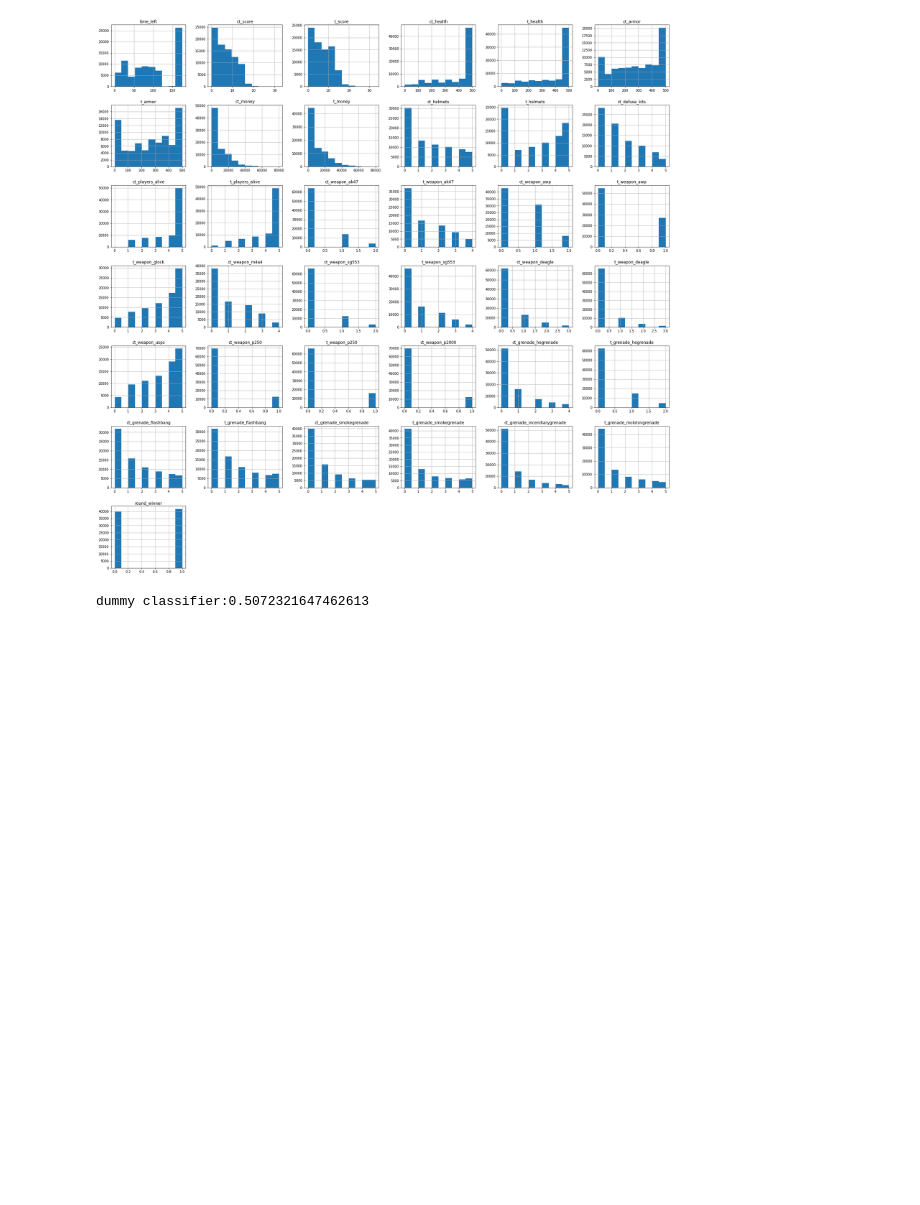
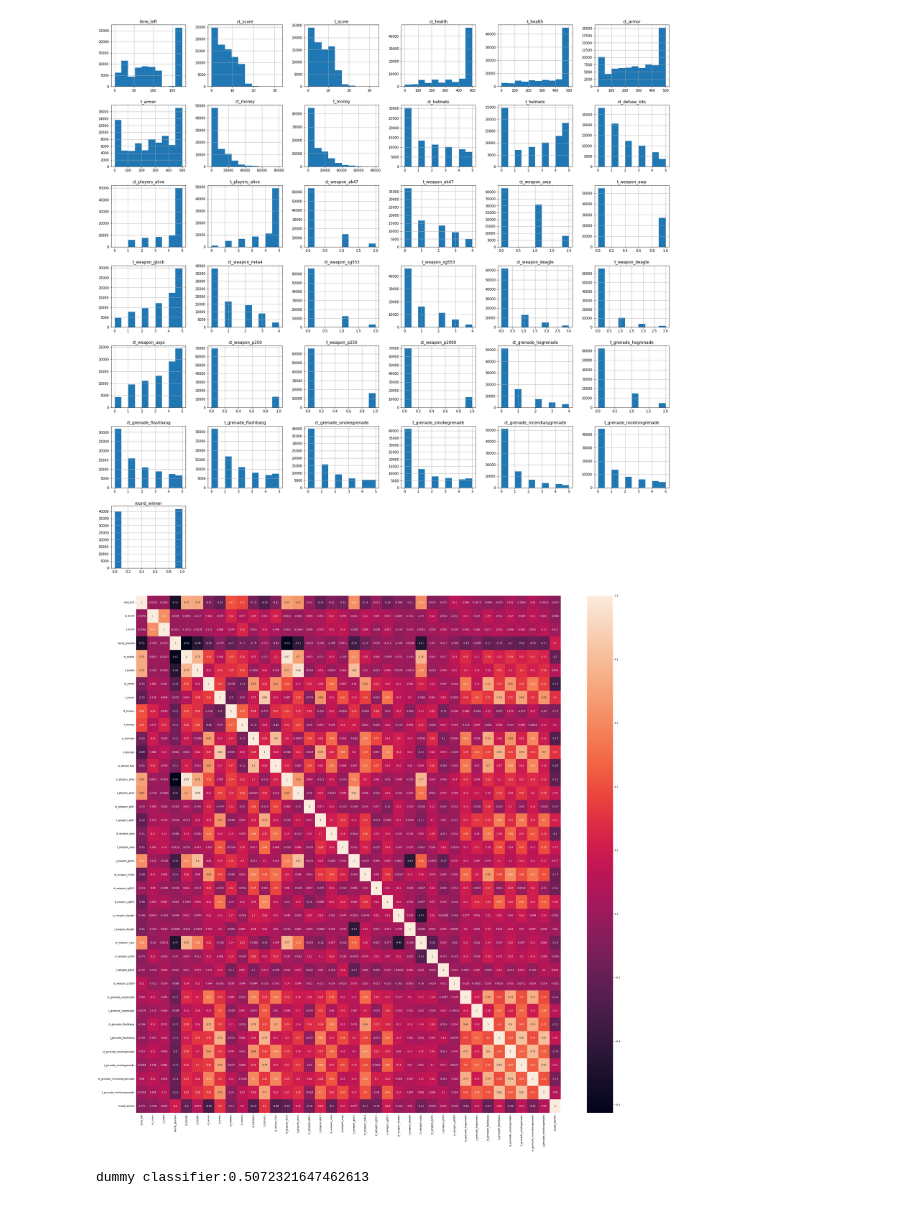
Before and after one commit to Daniel-Ros/DataScienceIFinalWork, a Jupyter notebook: classification.ipynb, the cells around one changed output. Cells and saved outputs as stored; diff of their text form; code cells hidden in the pictures; blank space fills up the shorter version.

```diff
--- a/classification.ipynb
+++ b/classification.ipynb
@@ -172,6 +172,12 @@ plt.plot()
 # %% [output]
 []
 [figure]
+# %%
+corr_mat= df.corr()
+f, ax = plt.subplots(figsize=(40,40))
+sns.heatmap(corr_mat,annot=True);
+# %% [output]
+[figure, added]
 # %%
 ddf = pd.get_dummies(df)
 
```
Also changed, not shown: parts of 2 cells of this notebook.
